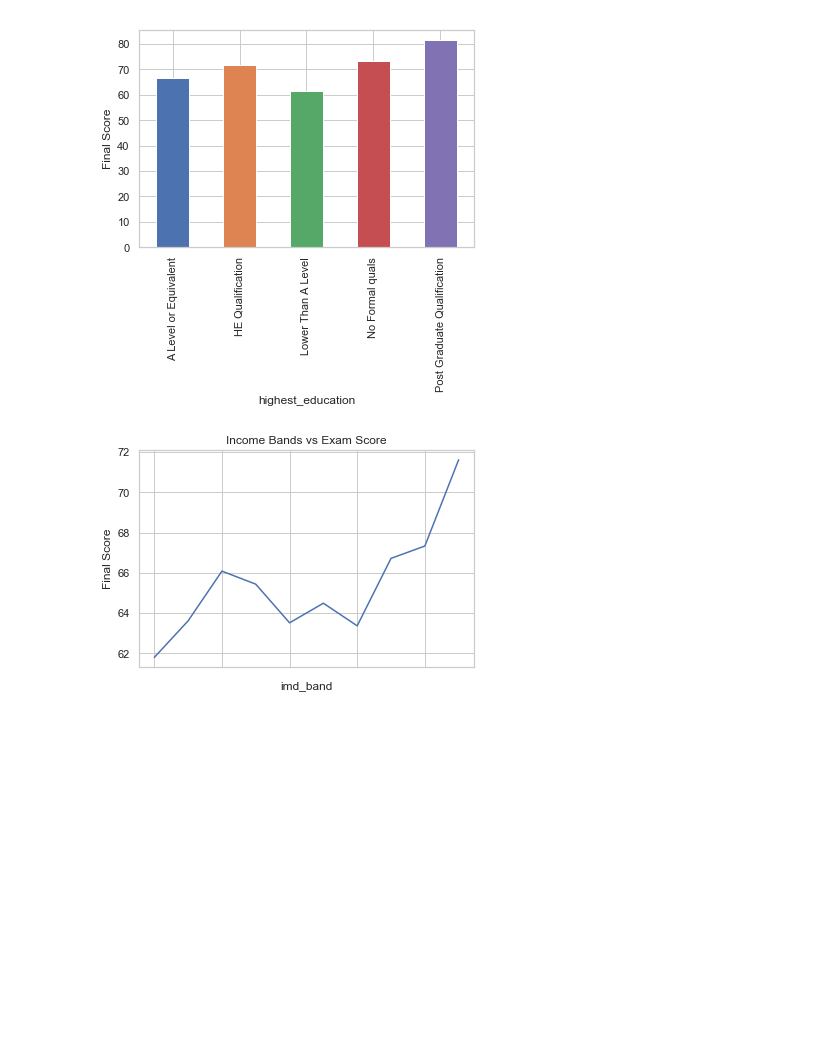
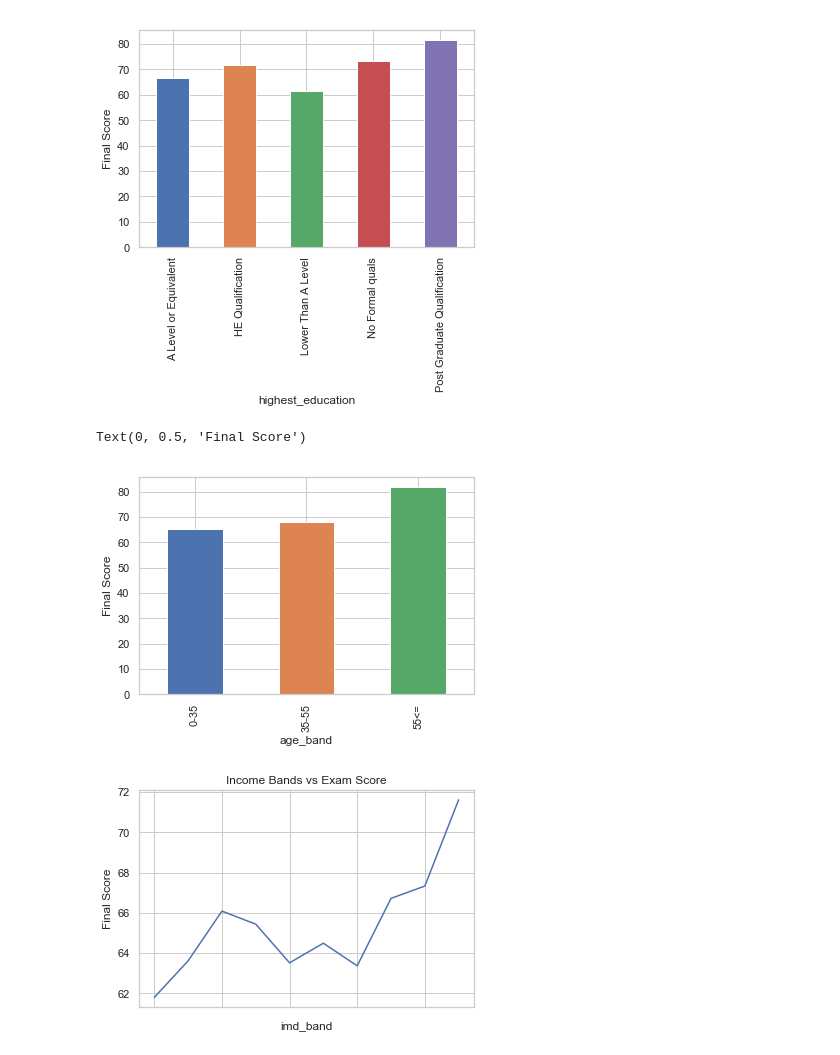
Before and after one commit to haweave/distancelearning, a Jupyter notebook: notebooks/StudentAnalysisAndModel.ipynb, the cells around one changed output. Saved outputs shown, nothing was run; the diff lists cells and outputs as text; code cells hidden in the pictures; blank space fills up the shorter version.

```diff
--- a/notebooks/StudentAnalysisAndModel.ipynb
+++ b/notebooks/StudentAnalysisAndModel.ipynb
@@ -102,6 +102,12 @@ ax.set_ylabel("Final Score")
 # %% [output]
 Text(0, 0.5, 'Final Score')
 [figure]
+# %%
+ax = ddd_exams.groupby('age_band').score.mean().plot.bar()
+ax.set_ylabel("Final Score")
+# %% [output]
+Text(0, 0.5, 'Final Score')
+[figure, added]
 # %%
 ax = ddd_exams.groupby('imd_band').score.mean().plot.line()
 ax.set_ylabel("Final Score")
```
Also changed, not shown: parts of 2 cells of this notebook, 1 other file.
